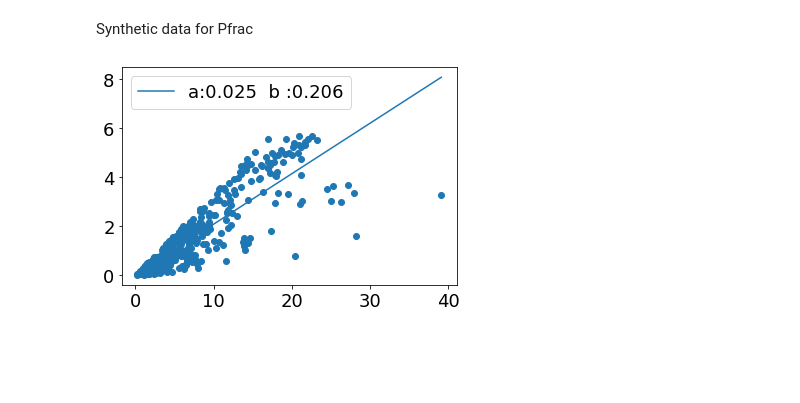
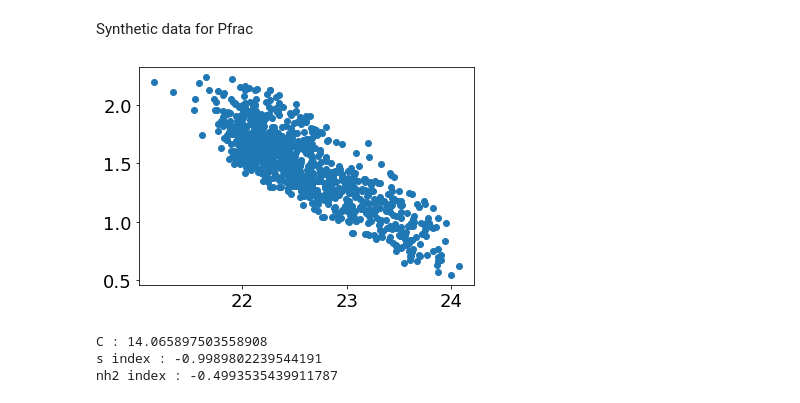
Before and after one commit to Siddharth3-14/Internship-MIT, a Jupyter notebook: bootstrap.ipynb, the cells around one changed output. Saved outputs shown, nothing was run; the diff lists cells and outputs as text; code cells hidden in the pictures; blank space fills up the shorter version.

```diff
--- a/bootstrap.ipynb
+++ b/bootstrap.ipynb
@@ -245,17 +245,18 @@ s_array_ind = s_array_ind[::4]
 sigma_s_array_ind = sigma_s_array.copy()
 sigma_s_array_ind = sigma_s_array_ind[::4]
 
-syn_s = np.random.normal(13,10,1000)
-selector = (syn_s < 0)
-syn_s_error= np.random.uniform(6,8,syn_s.shape[0])
-syn_s[selector] = np.nan
+syn_s_temp = np.random.normal(13,10,1000)
+selector = (syn_s_temp < 0)
+syn_s_error= np.random.uniform(6,8,syn_s_temp.shape[0])
+syn_s_temp[selector] = np.nan
 syn_s_error[selector]= np.nan
 
-df_s = pd.DataFrame({'syn_s': syn_s,'syn_s_error':syn_s_error})
-df_s = df_s.dropna()
+
+# df_s = pd.DataFrame({'syn_s': syn_s,'syn_s_error':syn_s_error})
+# df_s = df_s.dropna()
 
 # gauss_fit(df['syn_s_error'],100)
-hist_plot(df_s['syn_s_error'],50)
+hist_plot(syn_s_temp,50)
 # plt.legend()
 plt.show()
 # %% [output]
@@ -289,12 +290,12 @@ nh2_bins = np.linspace(nh2_min,nh2_max, 100)
 hist, bin_edges = np.histogram(nh2_array_ind,nh2_bins)
 temp_alpha = 1 + 1/(np.nanmean(np.log(nh2_array_ind/(np.nanmin(nh2_array_ind)))))
 alpha = temp_alpha*0.85
-syn_nh2 = rndm(nh2_min,nh2_max, g=(-1*alpha+1), size=syn_s.shape[0])
-syn_nh2_error = syn_error(syn_nh2)
+syn_nh2_temp = rndm(nh2_min,nh2_max, g=(-1*alpha+1), size=syn_s_temp.shape[0])
+syn_nh2_error = syn_error(syn_nh2_temp)
 
 
 
-hist_plot(syn_nh2,100)
+hist_plot(syn_nh2_temp,100)
 # hist_plot(nh2_array_ind,100)
 plt.show()
 # %% [output]
@@ -307,41 +307,58 @@ def lin_fit(x, a, b):
     return a + b*x
 
 p_array = BlankedMapPol.data.flatten()
 p_error_array = BlankedMapPolError.data.flatten()
 
 p_array_ind = p_array.copy()
 p_array_ind = p_array_ind[::4]
 p_error_array_ind = p_error_array.copy()
 p_error_array_ind = p_error_array_ind[::4]
 
 
 
 p_min = np.nanmin(p_array_ind)
 p_max = np.nanmax(p_array_ind)
 p_bins = np.linspace(p_min, p_max, 150)
 
 selector = ~np.isnan(p_array_ind)
 p_array_fil = p_array_ind[selector]
 p_error_array_fil = p_error_array_ind[selector]
 
 
 param, param_cov = curve_fit(lin_fit, p_array_fil, p_error_array_fil)
 FitFunc = lin_fit(p_bins,param[0],param[1])
 
 
-plt.scatter(p_array_fil, p_error_array_fil)
-plt.plot(p_bins,FitFunc,label='a:{a:.3f}{linebreak}b :{b:.3f}'.format(linebreak='  ',a =param[0],b=param[1]))
-plt.legend()
-plt.show()
+# plt.scatter(p_array_fil, p_error_array_fil)
+# plt.plot(p_bins,FitFunc,label='a:{a:.3f}{linebreak}b :{b:.3f}'.format(linebreak='  ',a =param[0],b=param[1]))
+# plt.legend()
+# plt.show()
 
-
-syn_p_temp = ((syn_s+syn_s_error)**(-1))*((syn_nh2+syn_nh2_error)**(-0.5))
+syn_s= syn_s_temp + syn_s_error
+syn_nh2 = syn_nh2_temp + syn_nh2_error
+syn_p_temp = 1e14*((syn_s)**(-1))*((syn_nh2)**(-0.5))
 syn_p_error = syn_p_temp*0.206 + 0.025
 syn_p = syn_p_temp+syn_p_error
 
-# plt.scatter(syn_p, syn_p_error)
-# # plt.plot(p_bins,FitFunc,label='a:{a:.3f}{linebreak}b :{b:.3f}'.format(linebreak='  ',a =param[0],b=param[1]))
-# plt.legend()
-# plt.show()
+plt.scatter(np.log10(syn_nh2),np.log10(syn_p))
+plt.show()
 # %% [output]
-[figure, old version]
+[figure, new version]
+# %%
+def DoubleParamFunc(X, a, b, c):
+    x,y = X
+    return a + b*x + c*y
+
+df = pd.DataFrame({'syn_s': np.log10(syn_s),'syn_nh2':np.log10(syn_nh2),'syn_p':np.log10(syn_p)})
+df = df.dropna()
+
+
+p0 = -0.2278, -0.8567, 2.
+PSI_param_lower, PSI_param_cov_lower = curve_fit(DoubleParamFunc,(df['syn_s'],df['syn_nh2']),df['syn_p'],p0)
+print('C :',PSI_param_lower[0])
+print('s index :',PSI_param_lower[1])
+print('nh2 index :',PSI_param_lower[2])
+# %% [output]
+C : 14.065897503558908
+s index : -0.9989802239544191
+nh2 index : -0.4993535439911787
```
Also changed, not shown: parts of 3 cells of this notebook.
